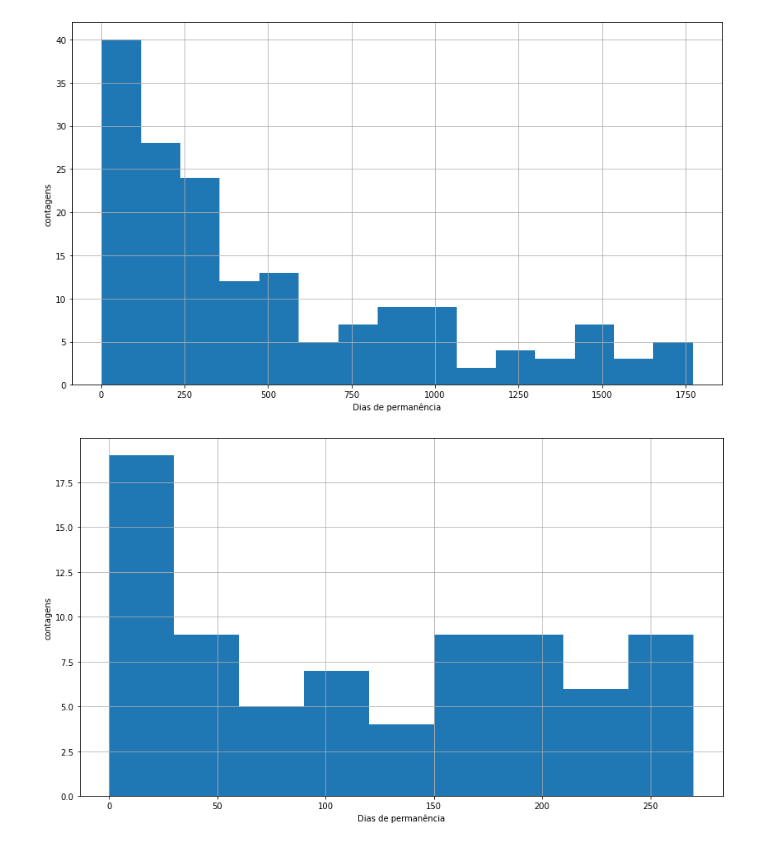
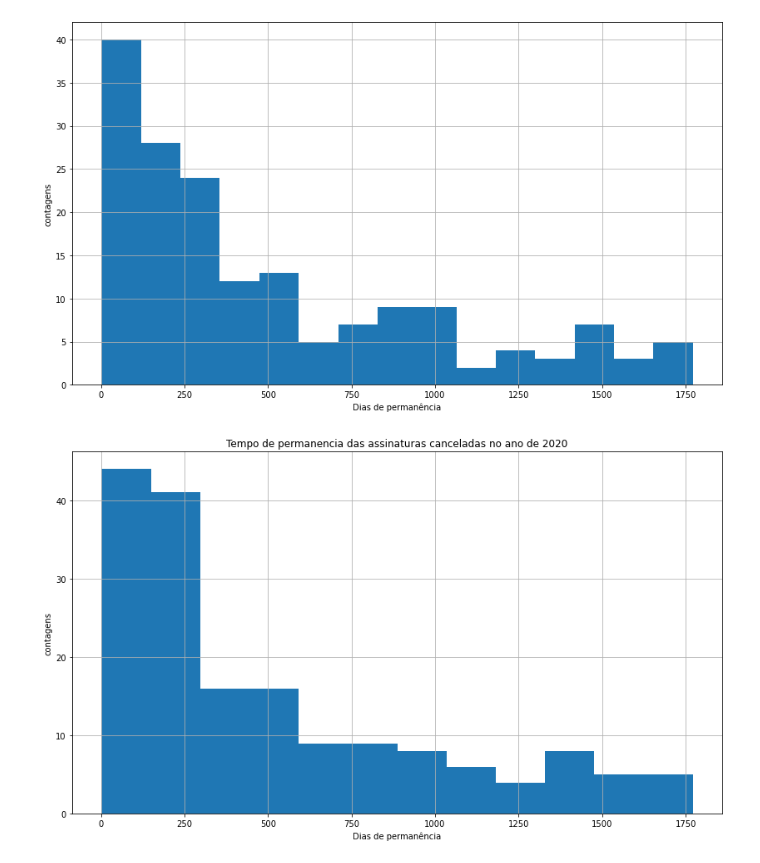
Before and after one commit to eduardoeqs/churn_analysis-Petlove, a Jupyter notebook: Analise.ipynb, the cells around one changed output. Cells and saved outputs as stored; diff of their text form; code cells hidden in the pictures.

```diff
--- a/Analise.ipynb
+++ b/Analise.ipynb
@@ -390,10 +397,12 @@ plt.show()
 # %% [output]
 [figure]
 # %%
+#tempo de permanencia das pessoas que cancelaram suas assinaturas em 2020
 plt.figure(figsize = (14,8))
-df2['tempo_permanencia'].dt.days.hist(bins=range(0,300,30))
+df2['tempo_permanencia'].dt.days.hist(bins=12)
+plt.title('Tempo de permanencia das assinaturas canceladas no ano de 2020')
 plt.xlabel('Dias de permanência')
 plt.ylabel('contagens')
 plt.show()
 # %% [output]
-[figure, old version]
+[figure, new version]
```
Also changed, not shown: parts of 15 cells of this notebook.
